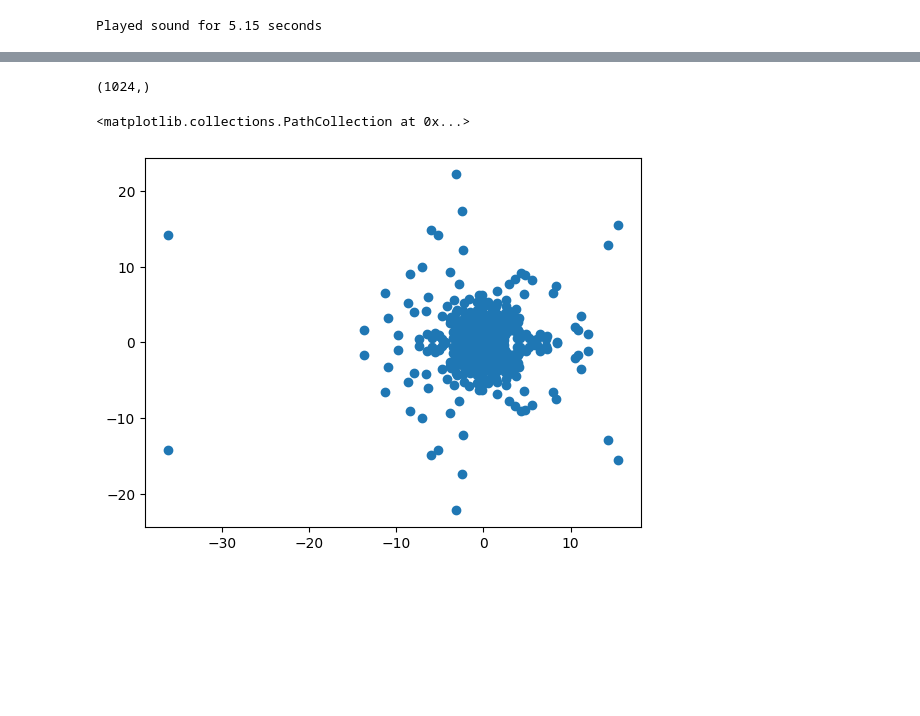
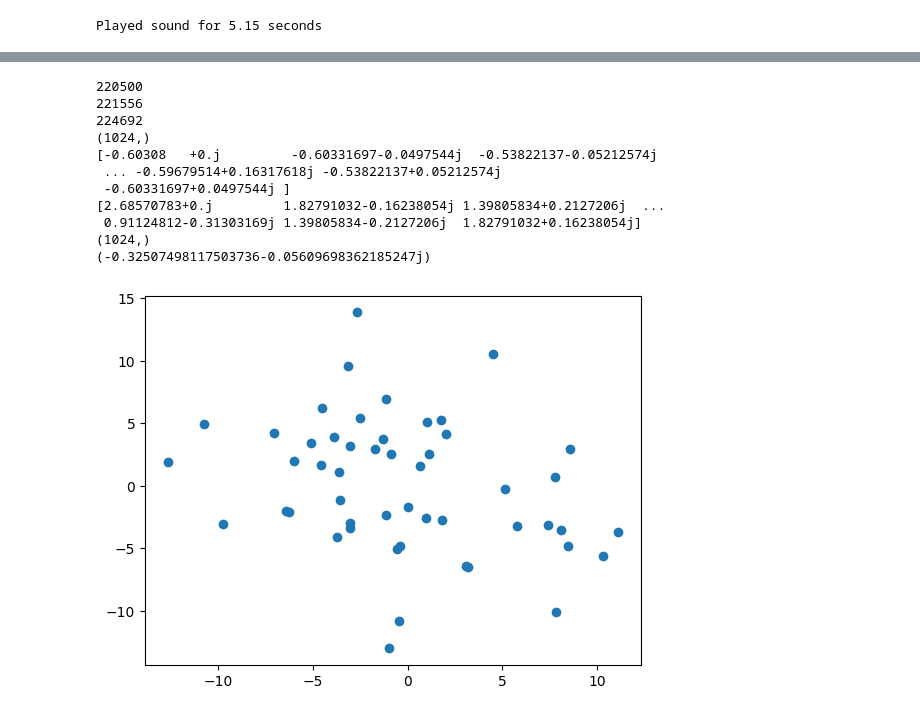
Before and after one commit to kmcm0707/GF3, a Jupyter notebook: full_decoder.ipynb, the cells around one changed output, grey strips where cells are left out. Saved outputs shown, nothing was run; the diff lists cells and outputs as text; code cells hidden in the pictures; blank space fills up the shorter version.

```diff
--- a/full_decoder.ipynb
+++ b/full_decoder.ipynb
@@ -172,16 +271,28 @@ plt.show()
 # Channel estimation Using OFDM
 n = 1056
 #OFDM_DATA = pd.read_csv('OFDM_DATA.csv').to_numpy()
-OFDM_DATA = time_symbol_data
+OFDM_DATA = to_transmit[len(chirp) +32: len(chirp) + 1056]
+plt.plot(np.abs(OFDM_DATA))
+plt.show()
+plt.plot(np.abs(np.fft.fft(OFDM_DATA)))
+plt.show()
 Start_index = lags[max_index] + len(chirp)
 
 # Channel estimation
 Symbol_One = y[Start_index:Start_index + n]
+
 Symbol_One = Symbol_One[32:]
-chanel_estimation = standered_estimation(OFDM_DATA, Symbol_One, 1024)
-plt.plot(np.abs(chanel_estimation))
+OFDM_DATA[0] = 1
+OFDM_DATA[512] = 1
+chanel_estimation_2 = standered_estimation(OFDM_DATA, Symbol_One, 1024)
+plt.plot(np.abs(chanel_estimation_2))
 plt.show()
-time_channel = np.fft.ifft(chanel_estimation)
-plt.plot(np.abs(time_channel))
+time_channel_2 = np.fft.ifft(chanel_estimation_2)
+time_channel_2 = time_channel_2[:30]
+chanel_estimation_2 = np.fft.fft(time_channel_2, n=1024)
+print(time_channel_2)
+plt.plot((time_channel_2))
 plt.show()
+plt.plot(np.abs(chanel_estimation_2))
+plt.show()
 # %% [output]
@@ -190,11 +319,35 @@ plt.show()
 # %%
-Symbol_Two = y[Start_index + n:Start_index + 2*n]
+Start_index = lags[max_index] + len(chirp)
+print(len(chirp))
+print(len(chirp) + 1056)
+print(Start_index)
+n = 1056
+Symbol_Two = y[Start_index + n :Start_index + 2*n]
 Symbol_Two = Symbol_Two[32:]
 print(Symbol_Two.shape)
-Symbol_Two = np.fft.fft(Symbol_Two)
-Symbol_Two = Symbol_Two / chanel_estimation
-plt.scatter(np.real(Symbol_Two), np.imag(Symbol_Two))
+Symbol_Two = np.fft.fft(Symbol_Two, n = 1024)
+print(Symbol_Two)
+print(chanel_estimation)
+print(chanel_estimation.shape)
+Symbol_Two_correct = Symbol_Two / chanel_estimation
+Symbol_Two_correct_2 = Symbol_Two / chanel_estimation_2
+print(Symbol_Two[1])
+Symbol_Two = Symbol_Two
+
+
+
+plt.scatter(np.real(Symbol_Two[100:150]), np.imag(Symbol_Two[100:150]))
+plt.show()
 # %% [output]
+220500
+221556
+224692
 (1024,)
+[-0.60308   +0.j         -0.60331697-0.0497544j  -0.53822137-0.05212574j
+ ... -0.59679514+0.16317618j -0.53822137+0.05212574j
+ -0.60331697+0.0497544j ]
+[2.68570783+0.j         1.82791032-0.16238054j 1.39805834+0.2127206j  ...
+ 0.91124812-0.31303169j 1.39805834-0.2127206j  1.82791032+0.16238054j]
+(1024,)
+(-0.32507498117503736-0.05609698362185247j)
-<matplotlib.collections.PathCollection at 0x...>
-[figure, old version]
+[figure, new version]
```
Also changed, not shown: parts of 7 cells of this notebook.
